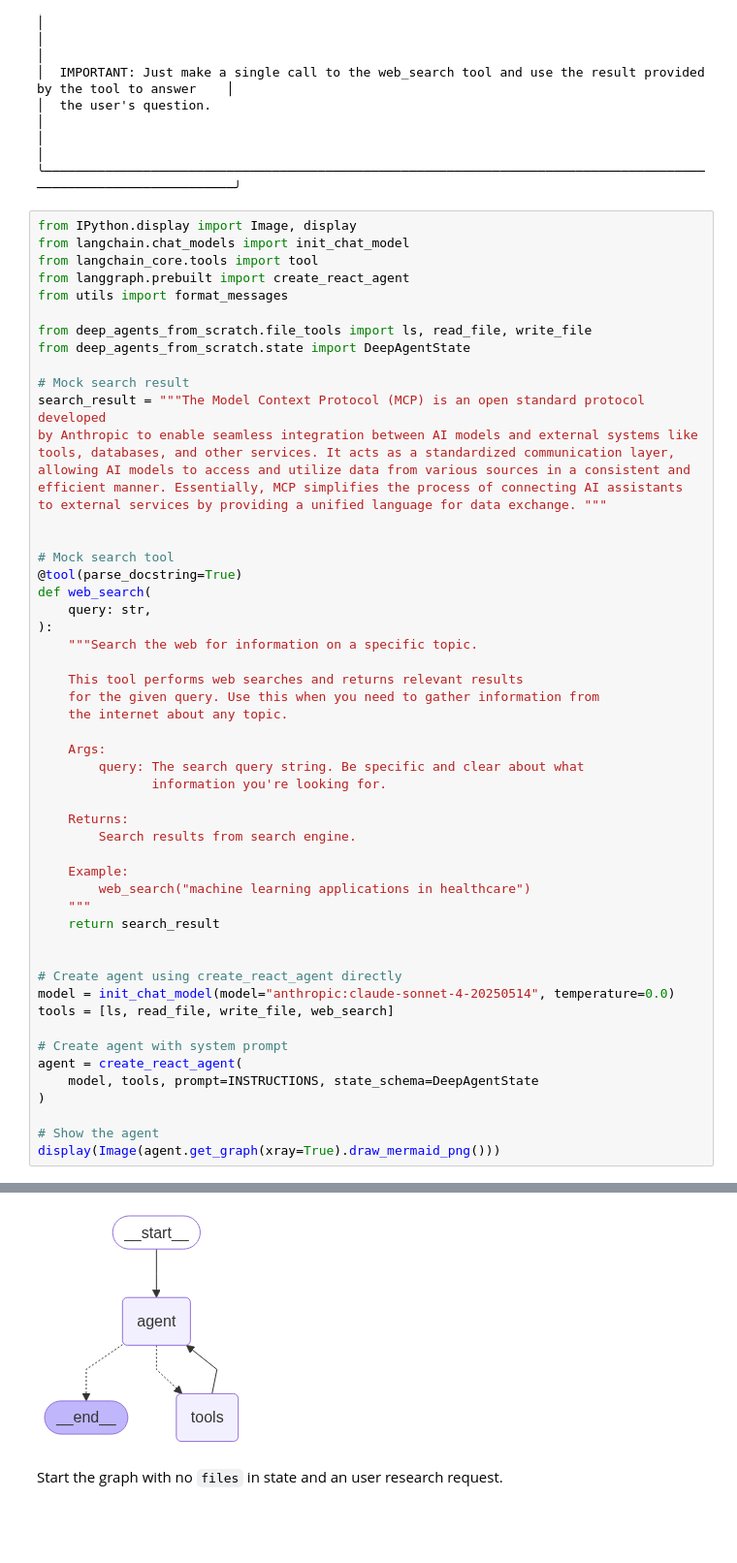
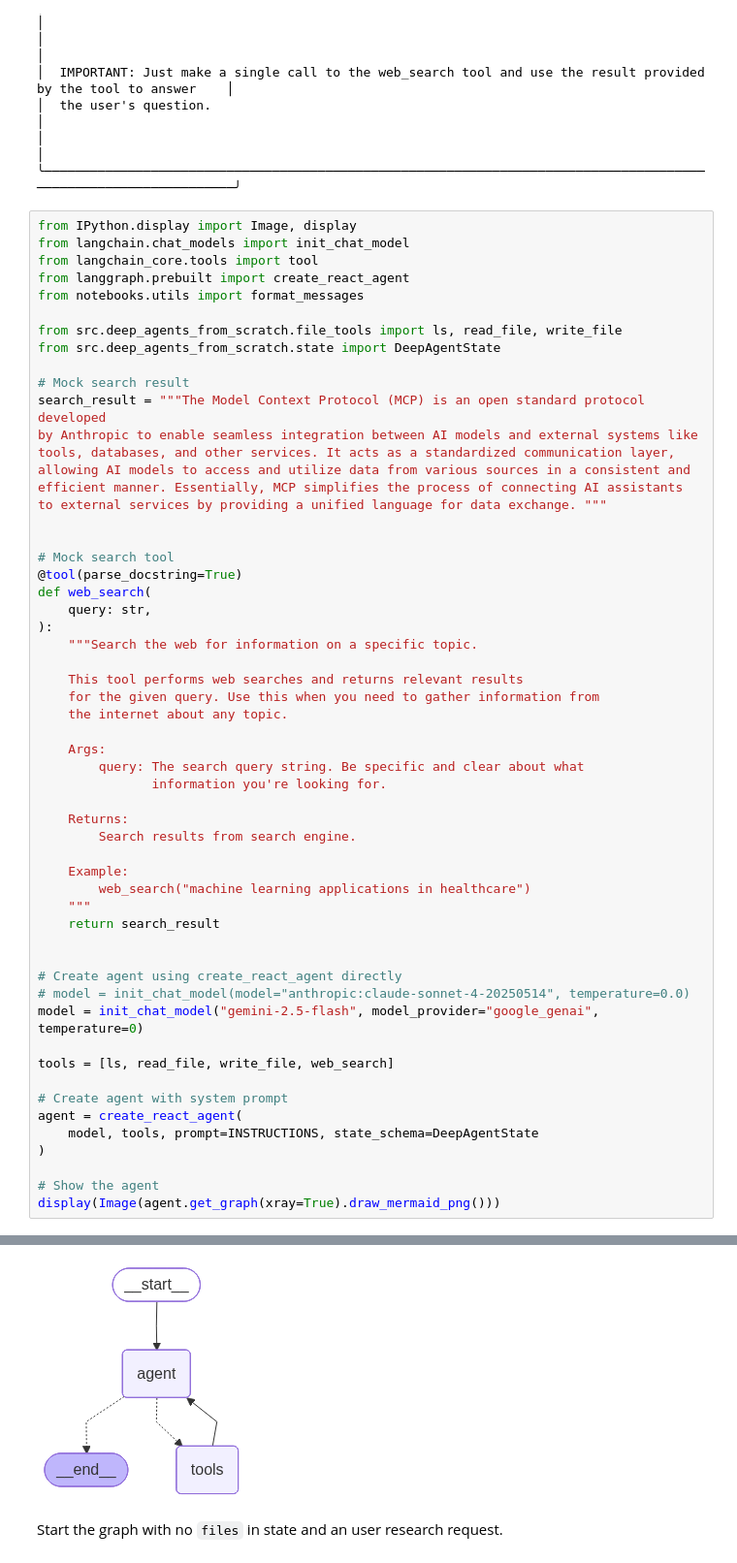
Before and after one commit to ranranrunforit/Agents, a Jupyter notebook: deep_agents/notebooks/2_files.ipynb, the cells around one changed output, grey strips where cells are left out. Shown: that part at 97% size. Saved outputs shown, nothing was run; the diff lists cells and outputs as text; blank space fills up the shorter version.

```diff
--- a/deep_agents/notebooks/2_files.ipynb
+++ b/deep_agents/notebooks/2_files.ipynb
@@ -273,10 +289,10 @@ from IPython.display import Image, display
 from langchain.chat_models import init_chat_model
 from langchain_core.tools import tool
 from langgraph.prebuilt import create_react_agent
-from utils import format_messages
+from notebooks.utils import format_messages
 
-from deep_agents_from_scratch.file_tools import ls, read_file, write_file
-from deep_agents_from_scratch.state import DeepAgentState
+from src.deep_agents_from_scratch.file_tools import ls, read_file, write_file
+from src.deep_agents_from_scratch.state import DeepAgentState
 
 # Mock search result
 search_result = """The Model Context Protocol (MCP) is an open standard protocol developed
@@ -312,7 +328,9 @@ def web_search(
 
 
 # Create agent using create_react_agent directly
-model = init_chat_model(model="anthropic:claude-sonnet-4-20250514", temperature=0.0)
+# model = init_chat_model(model="anthropic:claude-sonnet-4-20250514", temperature=0.0)
+model = init_chat_model("gemini-2.5-flash", model_provider="google_genai", temperature=0)
+
 tools = [ls, read_file, write_file, web_search]
 
 # Create agent with system prompt
@@ -326,4 +346,4 @@ display(Image(agent.get_graph(xray=True).draw_mermaid_png()))
-[figure, old version]
+[figure, new version]
 # %% [markdown]
 Start the graph with no `files` in state and an user research request.
 # %%
```
Also changed, not shown: parts of 9 cells of this notebook, 1 other file.
